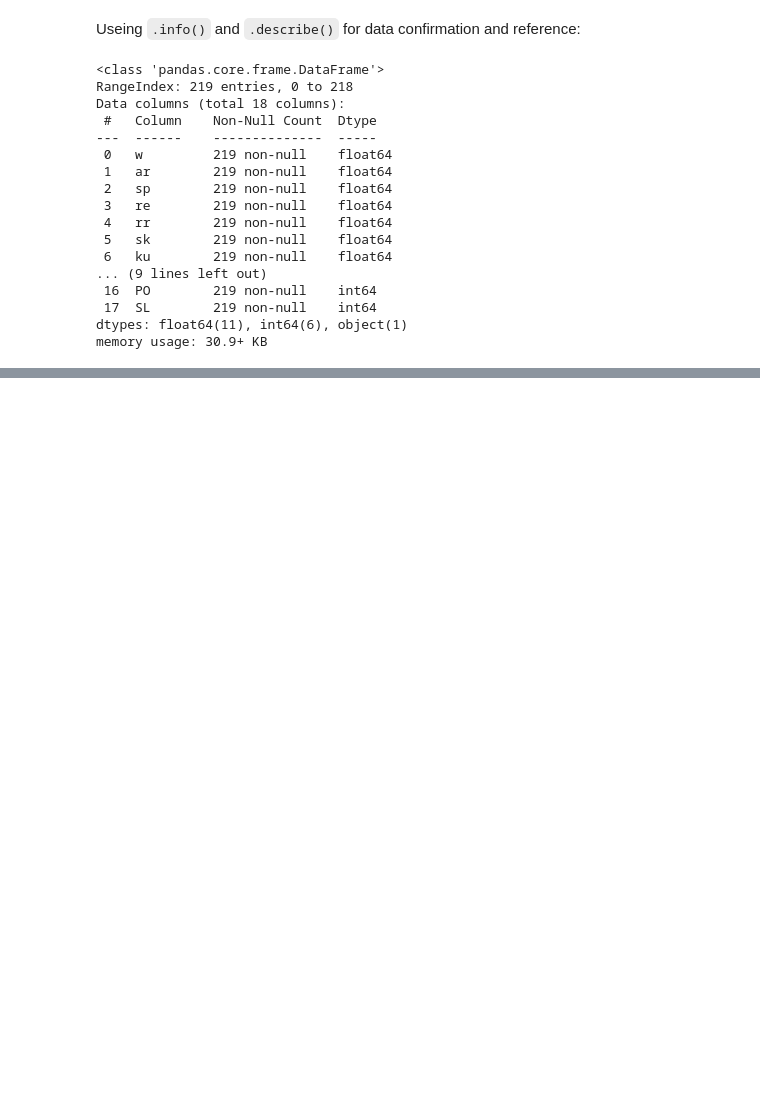
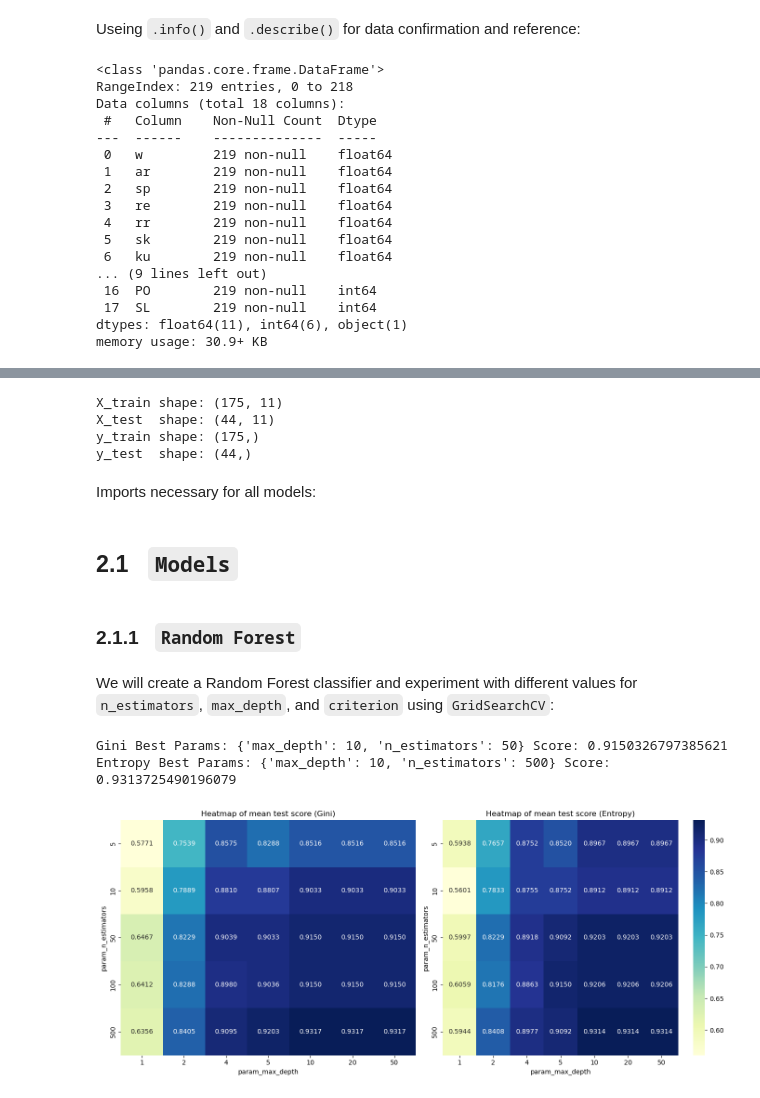
Before and after one commit to sokosaa/Machine-Learning-in-Mechanical-Engineering, a Jupyter notebook: HW2/C/HW2C.ipynb, the cells around one changed output, grey strips where cells are left out. Drawn from its saved outputs; the diff is of its cells as text; code cells hidden in the pictures; blank space fills up the shorter version.

```diff
--- a/HW2/C/HW2C.ipynb
+++ b/HW2/C/HW2C.ipynb
@@ -95,0 +86,19 @@ sns.set()
+# %%
+X = df.select_dtypes(include=['float64'])
+y = df['type_num']
+
+from sklearn.model_selection import train_test_split
+
+X_train, X_test, y_train, y_test = train_test_split(X, y, test_size=0.2, random_state=42)
+
+print(f'X_train shape: {X_train.shape}')
+print(f'X_test  shape: {X_test.shape}')
+print(f'y_train shape: {y_train.shape}')
+print(f'y_test  shape: {y_test.shape}')
+# %% [output]
+X_train shape: (175, 11)
+X_test  shape: (44, 11)
+y_train shape: (175,)
+y_test  shape: (44,)
+# %% [markdown]
+Imports necessary for all models:
@@ -95,0 +110,50 @@ sns.set()
+# %% [markdown]
+## 2.1 &nbsp; `Models`
+# %% [markdown]
+### 2.1.1 &nbsp; `Random Forest`
+# %% [markdown]
+We will create a Random Forest classifier and experiment with different values for `n_estimators`, `max_depth`, and `criterion` using `GridSearchCV`:
+# %%
+from sklearn.ensemble import RandomForestClassifier
+
+# set parameters
+n_estimators = [5, 10, 50, 100, 500]
+max_depth = [1, 2, 4, 5, 10, 20, 50]
+rfc_params = dict(n_estimators=n_estimators, max_depth=max_depth)
+
+# create classifiers
+rfc_gini    = RandomForestClassifier(criterion='gini'   , random_state=42)
+rfc_entropy = RandomForestClassifier(criterion='entropy', random_state=42)
+
+# create grids
+rfc_gini_grid    = GridSearchCV(rfc_gini   , rfc_params, cv=10, scoring='accuracy')
+rfc_entropy_grid = GridSearchCV(rfc_entropy, rfc_params, cv=10, scoring='accuracy')
+
+# fit grids
+rfc_gini_grid.fit(X_train, y_train)
+rfc_entropy_grid.fit(X_train, y_train)
+
+# print basic results
+print(f'Gini Best Params: {rfc_grid.best_params_} Score: {rfc_grid.best_score_}')
+print(f'Entropy Best Params: {rfc_entropy_grid.best_params_} Score: {rfc_entropy_grid.best_score_}')
+
+# create dataframe from cv_results_
+rfc_gini_results = pd.DataFrame(rfc_gini_grid.cv_results_)
+rfc_entropy_results = pd.DataFrame(rfc_entropy_grid.cv_results_)
+
+# pivot as prep for heatmap
+rfc_gini_pivot = rfc_gini_results.pivot_table(index='param_n_estimators', columns='param_max_depth', values='mean_test_score')
+rfc_entropy_pivot = rfc_entropy_results.pivot_table(index='param_n_estimators', columns='param_max_depth', values='mean_test_score')
+
+# heatmap to visualize results
+fig, ax = plt.subplots(1, 2, figsize=(14, 6))  # 1 row, 2 columns
+sns.heatmap(rfc_gini_pivot, annot=True, cmap='YlGnBu', fmt='.4f', ax=ax[0], cbar=False)
+ax[0].set_title('Heatmap of mean test score (Gini)')
+sns.heatmap(rfc_entropy_pivot, annot=True, cmap='YlGnBu', fmt='.4f', ax=ax[1])
+ax[1].set_title('Heatmap of mean test score (Entropy)')
+plt.tight_layout()
+plt.show()
+# %% [output]
+Gini Best Params: {'max_depth': 10, 'n_estimators': 50} Score: 0.9150326797385621
+Entropy Best Params: {'max_depth': 10, 'n_estimators': 500} Score: 0.9313725490196079
+[figure, added]
```
Also changed, not shown: parts of 34 cells of this notebook, 2 other files.
